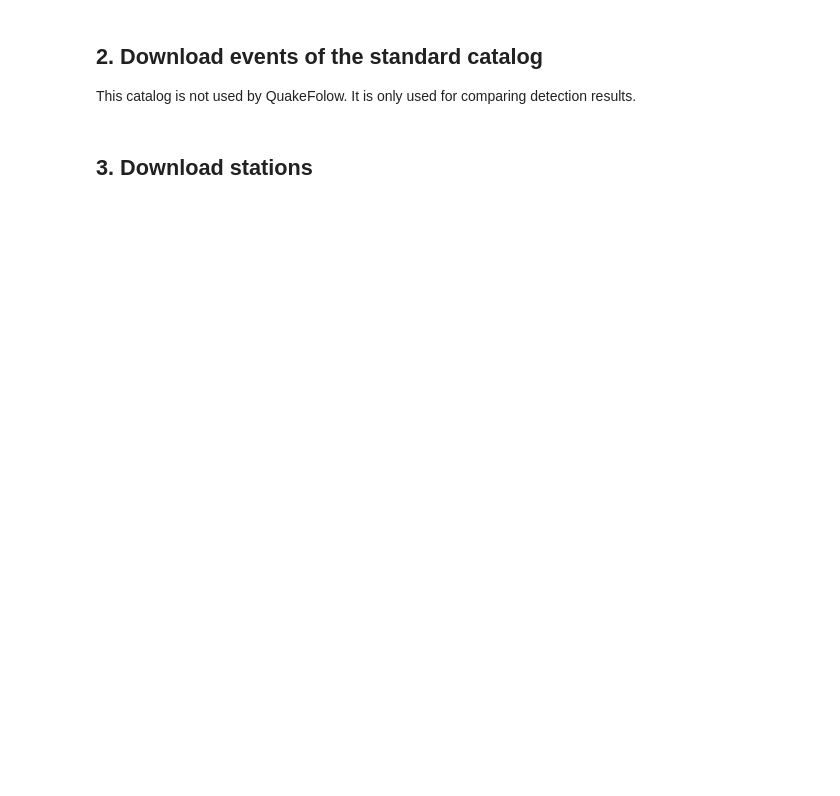
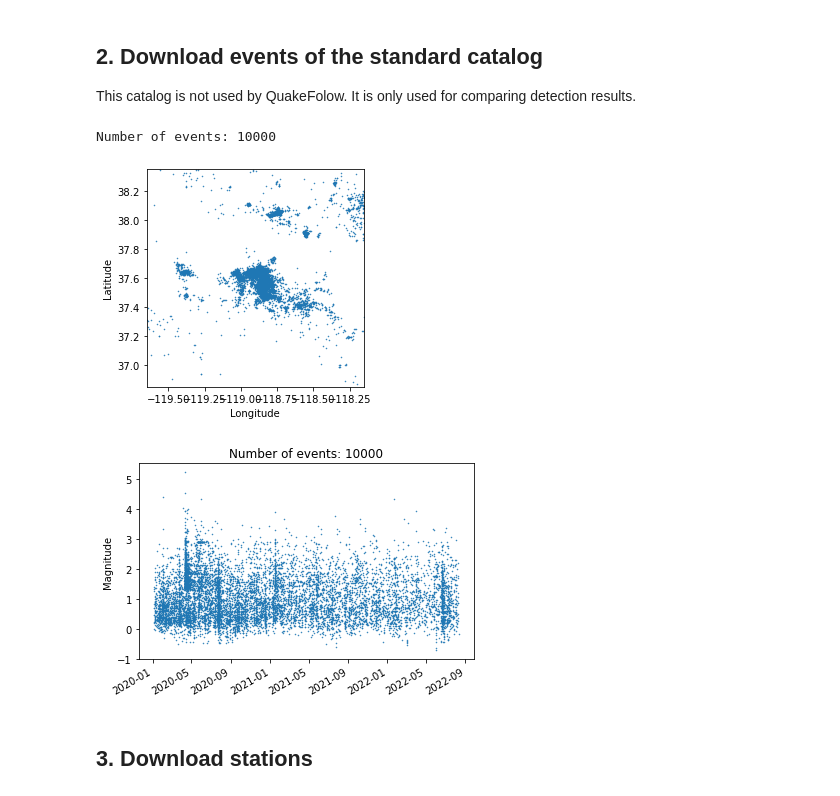
Before and after one commit to AI4EPS/QuakeFlow, a Jupyter notebook: notebooks/workflow.ipynb, the cells around one changed output. Cells and saved outputs as stored; diff of their text form; code cells hidden in the pictures; blank space fills up the shorter version.

Commit message:
add plotting and node selecting

```diff
--- a/notebooks/workflow.ipynb
+++ b/notebooks/workflow.ipynb
@@ -54,7 +54,7 @@ import matplotlib.pyplot as plt
 matplotlib.use("agg")
 %matplotlib inline
 
-region_name = "Demo"
+# region_name = "Demo"
 # region_name = "Ridgecrest"
 # region_name = "SaltonSea"
 # region_name = "Ridgecrest"
@@ -65,13 +65,14 @@ region_name = "Demo"
 # region_name = "PuertoRico"
 # region_name = "SmithValley"
 # region_name = "Antilles"
-# region_name = "LongValley"
+region_name = "LongValley"
+
 dir_name = region_name
 if not os.path.exists(dir_name):
     os.mkdir(dir_name)
 root_dir = lambda x: os.path.join(dir_name, x)
 
-run_local = False
+run_local = True
 # %%
 def set_config(
     region_name,
@@ -274,7 +335,7 @@ config_op = comp.func_to_container_op(
 
 This catalog is not used by QuakeFolow. It is only used for comparing detection results.
 # %%
-def download_events(config_json: InputPath("json"), event_csv: OutputPath(str)):
+def download_events(config_json: InputPath("json"), standard_catalog: OutputPath(str)):
 
     import json
     import os
@@ -286,7 +347,8 @@ def download_events(config_json: InputPath("json"), event_csv: OutputPath(str)):
     import obspy
     import pandas as pd
     from obspy.clients.fdsn import Client
-    matplotlib.use("agg")
+    # matplotlib.use("agg")
+    # %matplotlib inline
 
     with open(config_json, "r") as fp:
         config = json.load(fp)
@@ -329,7 +391,7 @@ def download_events(config_json: InputPath("json"), event_csv: OutputPath(str)):
             catalog["depth(m)"].append(event.origins[0].depth)
     catalog = pd.DataFrame.from_dict(catalog).sort_values(["time"])
     catalog.to_csv(
-        event_csv,
+        standard_catalog,
         # sep="\t",
         index=False,
         float_format="%.3f",
@@ -357,7 +419,11 @@ def download_events(config_json: InputPath("json"), event_csv: OutputPath(str)):
     plt.show()
 # %%
 if run_local:
-    download_events(root_dir("config.json"), root_dir("events.csv"))
+    download_events(root_dir("config.json"), root_dir("standard_catalog.csv"))
+# %% [output]
+Number of events: 10000
+[figure, added]
+[figure, added]
 # %%
 download_events_op = comp.func_to_container_op(
     download_events,
```
Also changed, not shown: parts of 18 cells of this notebook, 1 other file.
